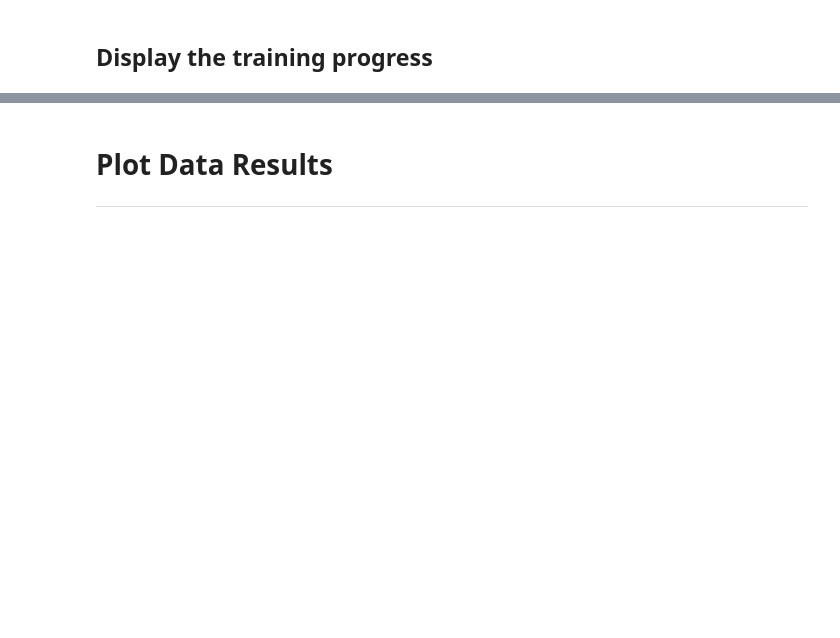
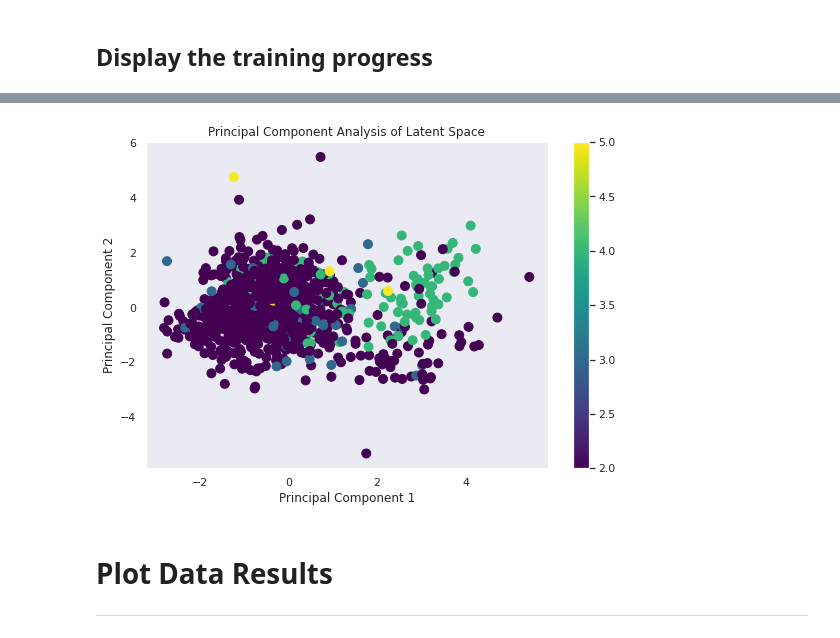
Before and after one commit to nina-prog/sem-data-analysis-VAE, a Jupyter notebook: VAE_v2.0.ipynb, the cells around one changed output, grey strips where cells are left out. Saved outputs shown, nothing was run; the diff lists cells and outputs as text; code cells hidden in the pictures; blank space fills up the shorter version.

Commit message:
updated latent_space scatterplot

```diff
--- a/VAE_v2.0.ipynb
+++ b/VAE_v2.0.ipynb
@@ -303,7 +358,7 @@ vae.summary(line_length=100)
 ---
 # %%
 ### Train Properties
-epochs = 100 #50, 100
+epochs = 50 #50, 100
 batch_size = 16 #16, 32
 # %% [markdown]
 ## Train
@@ -394,0 +489,15 @@ plt.show()
+# %%
+### PCA (5 dim -> 2 dim): display a 2D plot of the classes in the latent space.
+### Using test set with z_values, being predicted by decoder using x_test, and y_test
+from sklearn.preprocessing import StandardScaler
+from sklearn.decomposition import PCA
+# transform to dataframe
+z_test = pd.DataFrame(z_values)
+# standardize the data
+z_test = StandardScaler().fit_transform(z_test)
+# make PCA instance
+pca = PCA(n_components=2)
+# %%
+# fit transform features
+principalComponents = pca.fit_transform(z_test)
+principalDf = pd.DataFrame(data = principalComponents, columns = ['principal component 1', 'principal component 2'])
@@ -395,3 +525,26 @@ plt.show()
+# %%
+# scatterplot
+plt.figure(figsize=(9,6))
+plt.xlabel('Principal Component 1')
+plt.ylabel('Principal Component 2')
+plt.title('Principal Component Analysis of Latent Space')
+
+# https://towardsdatascience.com/pca-using-python-scikit-learn-e653f8989e60
+# targets = [1.0, 2.0, 3.0, 4.0, 5.0]
+# colors = ['r', 'g', 'b', 'c','m']
+# for target, color in zip(targets,colors):
+#     indicesToKeep = testDF_Y[:,1] == target
+#     plt.scatter(indicesToKeep, principalDF['principal component 1']
+#                , principalDF[indicesToKeep, 'principal component 2'], c = color, s = 50)
+
+# plt.legend(targets,prop={'size': 15})
+
+plt.scatter(principalDf['principal component 1'], principalDf['principal component 2'], s=80, c=testDF_Y, cmap='viridis') # or cmap=hsv
+plt.colorbar()
+plt.grid()
+plt.show()
+# %% [output]
+[figure, added]
 # %% [markdown]
 # Plot Data Results
 
```
Also changed, not shown: parts of 17 cells of this notebook.
